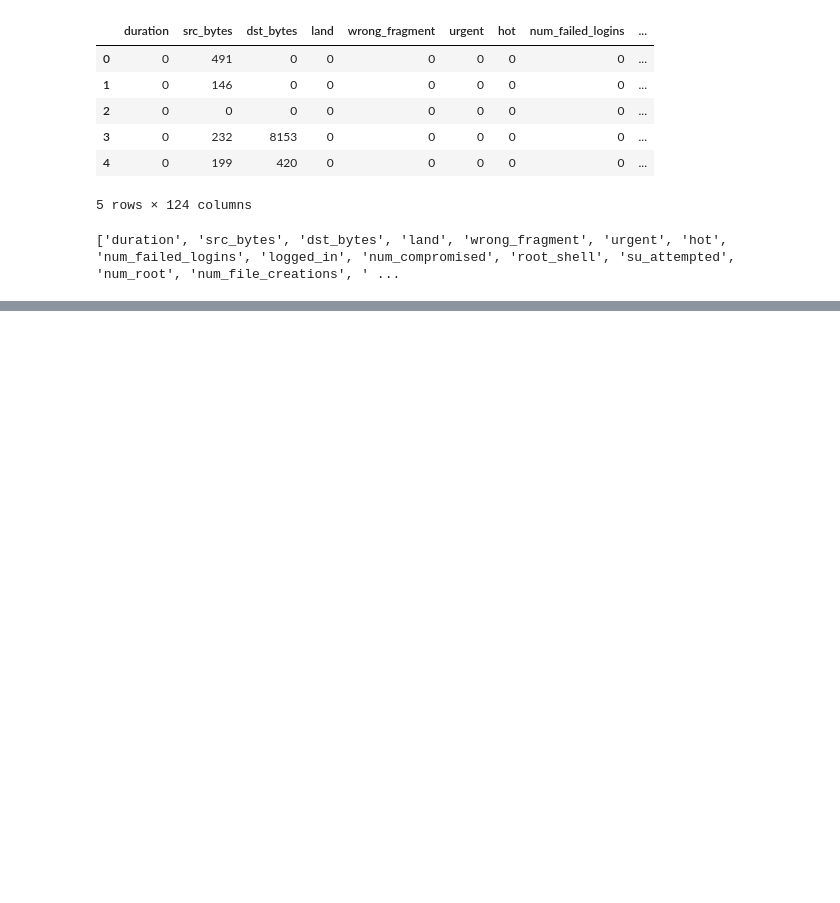
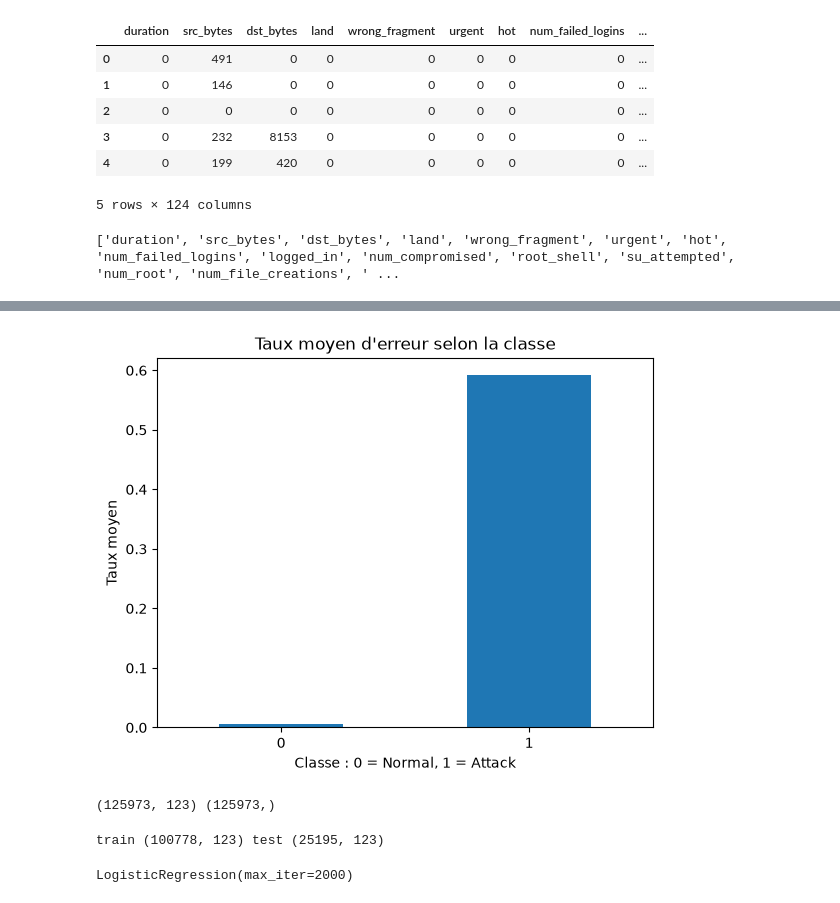
Before and after one commit to melissa221-cloud/network-anomaly-detection, a Jupyter notebook: 01_exploration.ipynb, the cells around one changed output, grey strips where cells are left out. Drawn from its saved outputs; the diff is of its cells as text; code cells hidden in the pictures; blank space fills up the shorter version.

```diff
--- a/01_exploration.ipynb
+++ b/01_exploration.ipynb
@@ -113,0 +160,38 @@ df_clean.to_csv("data_cleaned.csv" , index = False )
+# %%
+df_clean.groupby("attack_flag")["dst_host_srv_serror_rate"].mean().plot(
+    kind="bar"
+)
+
+plt.title("Taux moyen d'erreur selon la classe")
+plt.xlabel("Classe : 0 = Normal, 1 = Attack")
+plt.ylabel("Taux moyen")
+plt.xticks(rotation=0)
+plt.show()
+# %% [output]
+[figure, added]
+# %%
+X=df_clean.drop(columns=['attack_flag'])
+y=df_clean['attack_flag']
+print(X.shape , y.shape)
+# %% [output]
+(125973, 123) (125973,)
+# %%
+from sklearn.model_selection import train_test_split
+X_train,X_test,y_train,y_test = train_test_split(
+    X,
+    y,
+    test_size=0.2 ,
+    stratify=y ,
+    random_state=42)
+print('train', X_train.shape,'test',X_test.shape)
+# %% [output]
+train (100778, 123) test (25195, 123)
+# %%
+from sklearn.preprocessing import StandardScaler
+scaler = StandardScaler()
+X_train_scaled = scaler.fit_transform(X_train)
+X_test_scaled = scaler.transform(X_test)
+model = LogisticRegression(max_iter=2000)
+model.fit(X_train_scaled,y_train)
+# %% [output]
+LogisticRegression(max_iter=2000)
```
Also changed, not shown: parts of 10 cells of this notebook.
